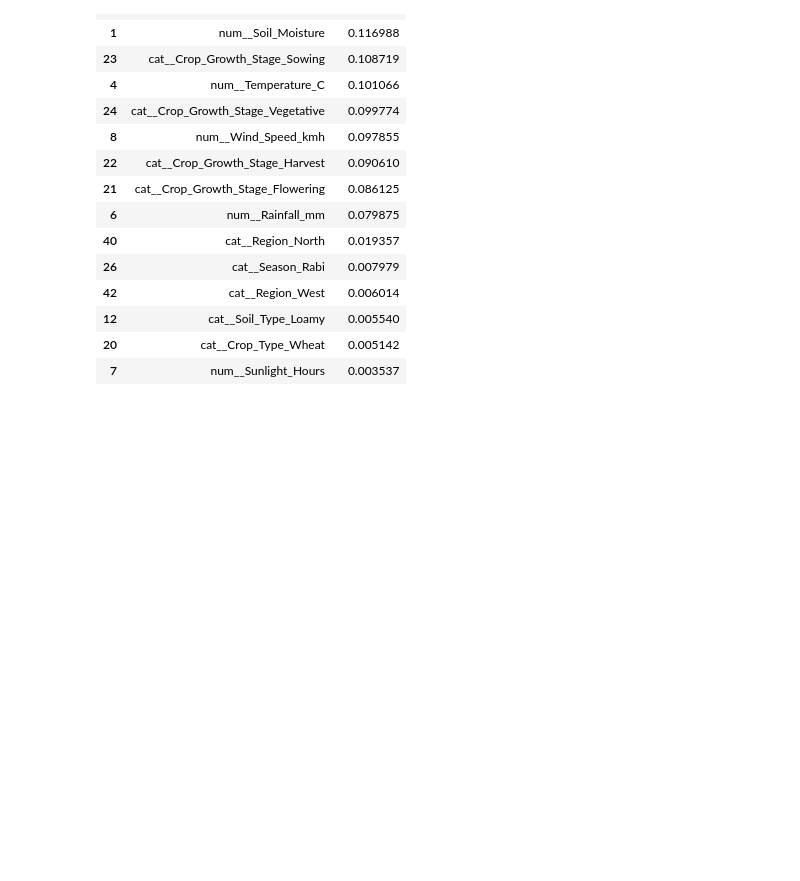
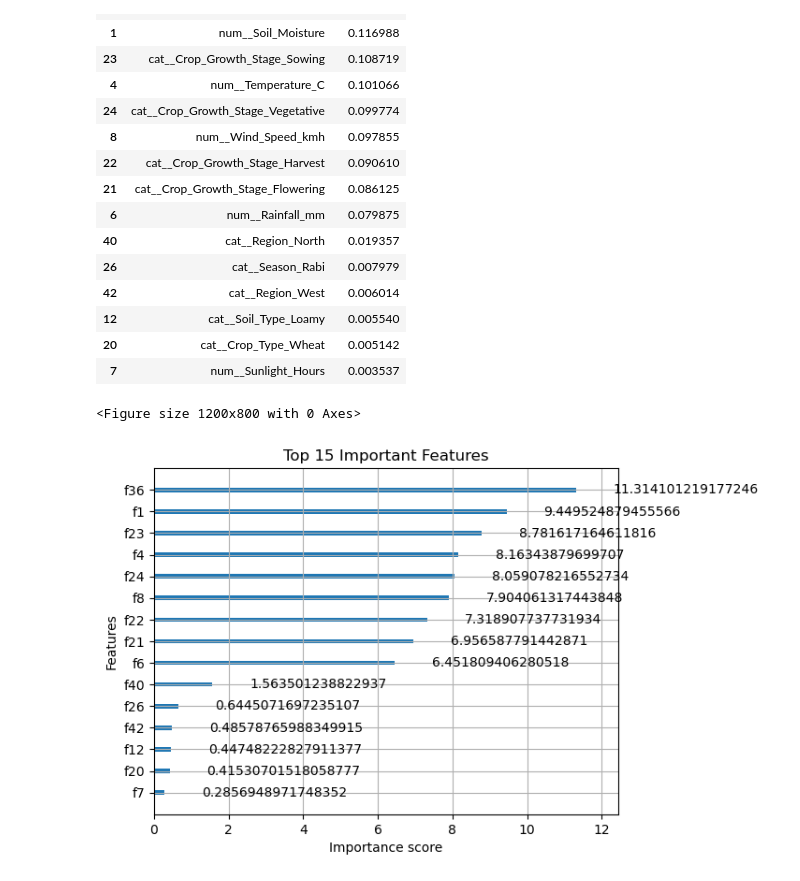
Before and after one commit to Mehar022005/smart-irrigation-system, a Jupyter notebook: ml/notebooks/05_xgboost_training.ipynb, the cells around one changed output. Saved outputs shown, nothing was run; the diff lists cells and outputs as text; code cells hidden in the pictures; blank space fills up the shorter version.

Commit message:
completed XGBoost training and model optimization

```diff
--- a/ml/notebooks/05_xgboost_training.ipynb
+++ b/ml/notebooks/05_xgboost_training.ipynb
@@ -223,0 +227,14 @@ importance_df.head(15)
+# %%
+plt.figure(figsize=(12,8))
+
+plot_importance(
+    model,
+    importance_type="gain",
+    max_num_features=15
+)
+
+plt.title("Top 15 Important Features")
+plt.show()
+# %% [output]
+<Figure size 1200x800 with 0 Axes>
+[figure, added]
```
Also changed, not shown: parts of 17 cells of this notebook, 10 other files.
